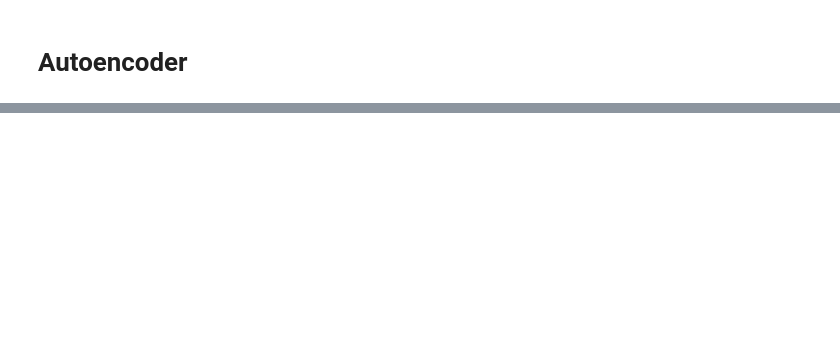
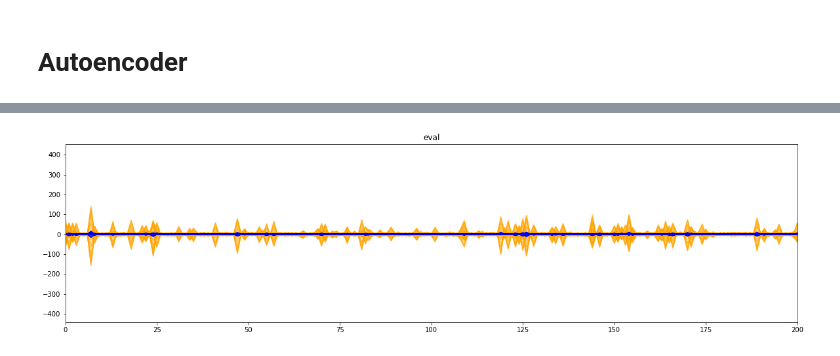
Before and after one commit to In-storage-compute/LArTPC-1DCNN-AutoEncoder, a Jupyter notebook: Neutrino Trained/AutoEncoder_V.ipynb, the cells around one changed output, grey strips where cells are left out. Drawn from its saved outputs; the diff is of its cells as text; code cells hidden in the pictures; blank space fills up the shorter version.

```diff
--- a/Neutrino Trained/AutoEncoder_V.ipynb
+++ b/Neutrino Trained/AutoEncoder_V.ipynb
@@ -451,0 +498,12 @@ Detected at node 'model/conv1d_7/Conv1D' defined at (most recent call last):
+# %%
+x_train_ = x_train_scaled
+y_train_ = y_train
+
+x_valid_ = x_valid_scaled
+y_valid_ = y_valid
+# %%
+%%time
+%matplotlib inline
+import seaborn as sns
+infer = autoencoder.predict(x_train_, batch_size=4096)
+infer = infer.reshape(infer.shape[0], infer.shape[1])
@@ -451,0 +513,10 @@ Detected at node 'model/conv1d_7/Conv1D' defined at (most recent call last):
+# %%
+start_for_plot = 0
+fig = plt.figure(figsize=(20, 5))
+plt.plot(x_train,color='orange',alpha=0.5)
+plt.plot(infer,color='blue',alpha=0.7)
+plt.xlim(start_for_plot, start_for_plot + 200)
+plt.title("eval")
+plt.show()
+# %% [output]
+[figure, added]
```
Also changed, not shown: parts of 35 cells of this notebook, 1 other file.
